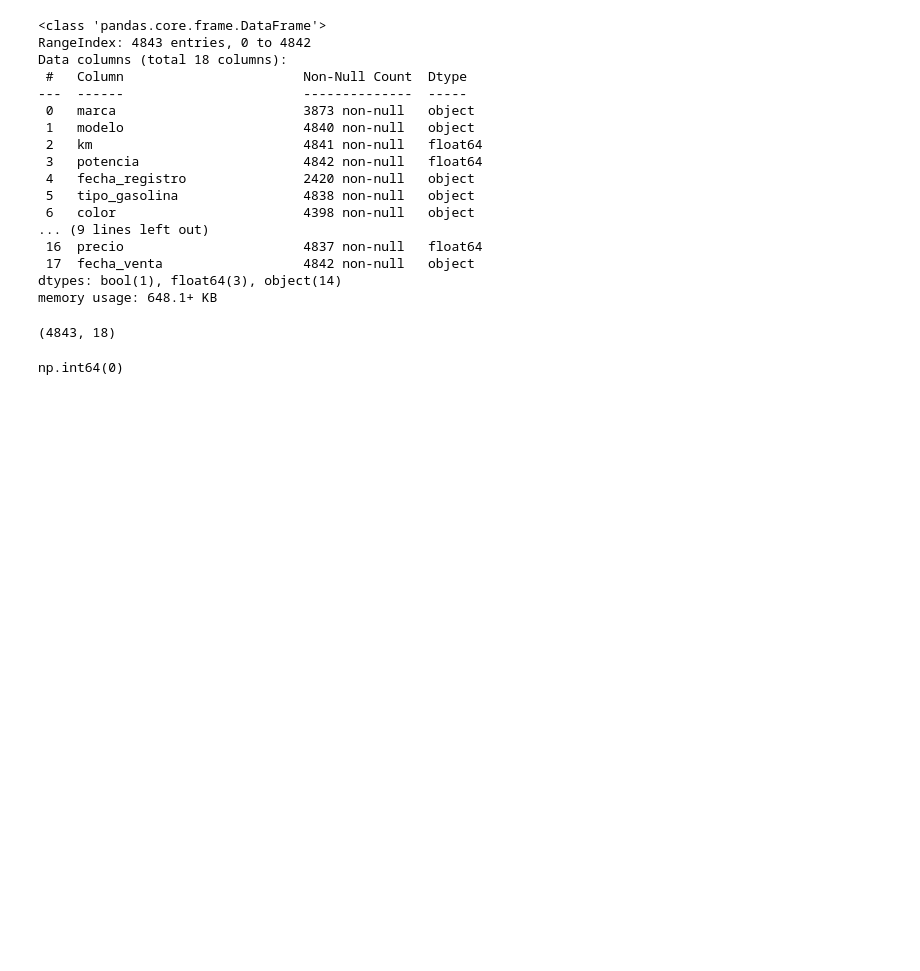
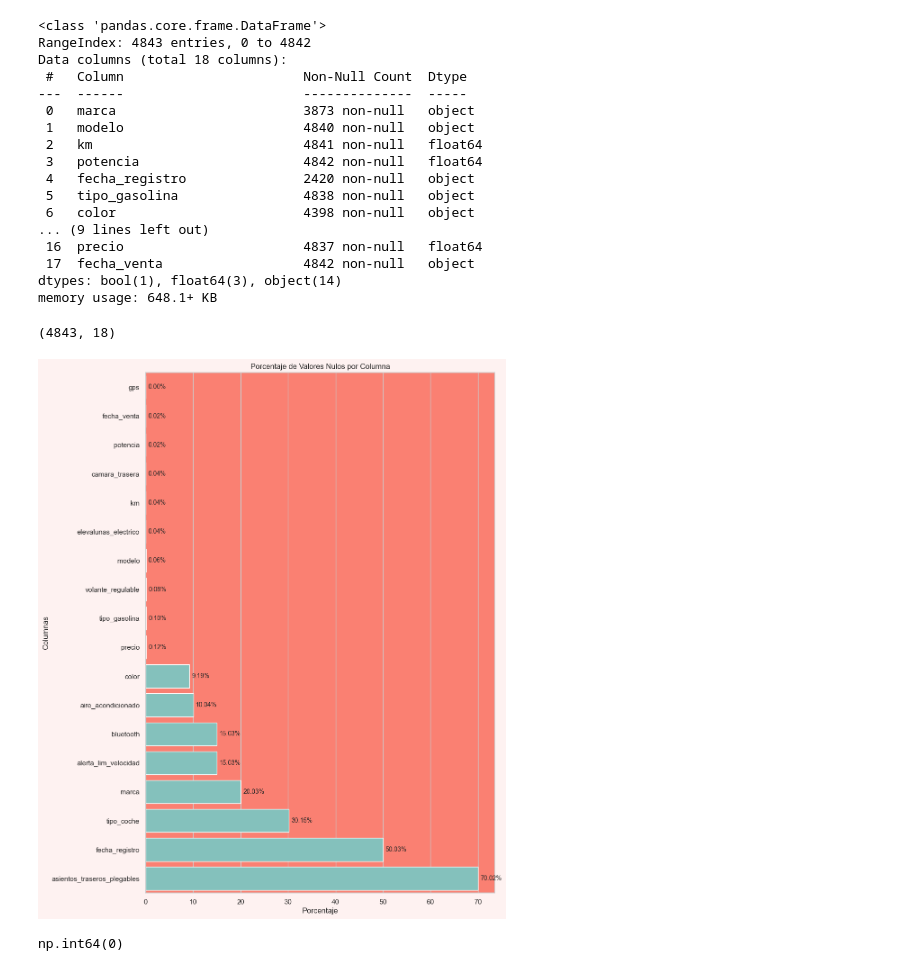
Before and after one commit to SyM97/BMW_pricing_proyect, a Jupyter notebook: Notebooks/BMW_Proyect.ipynb, the cells around one changed output. Drawn from its saved outputs; the diff is of its cells as text; code cells hidden in the pictures; blank space fills up the shorter version.

```diff
--- a/Notebooks/BMW_Proyect.ipynb
+++ b/Notebooks/BMW_Proyect.ipynb
@@ -28,3 +28,39 @@ def porcentaje_nulos(df, columnas):
     total_filas = len(df)
     porcentaje_nulos = {col: (df[col].isnull().sum() / total_filas) * 100 for col in columnas}
     return porcentaje_nulos
+# %%
+def plot_null_values(df):
+
+    # Calcula el porcentaje de valores nulos por columna y los ordena de forma descendente
+    df_null_values = df.isnull().mean().sort_values(ascending=False) * 100
+
+    # Establece el tamaño del gráfico
+    plt.figure(figsize=(10, 15))
+
+    # Selecciona el primer color de la paleta 'GnBu'
+    color = sns.color_palette('GnBu', n_colors=1)
+
+    # Genera un gráfico de barras con seaborn
+    ax = sns.barplot(x=df_null_values, y=df_null_values.index, color=color[0])
+
+    # Configura el color de fondo de la figura
+    ax.figure.set_facecolor('salmon')
+    ax.figure.patch.set_alpha(0.1)
+    ax.set_facecolor('salmon')
+
+    # Invierte el eje Y para que las columnas con más valores nulos aparezcan arriba
+    plt.gca().invert_yaxis()
+
+    # Añade títulos a los ejes y el título principal
+    plt.title('Porcentaje de Valores Nulos por Columna')
+    plt.xlabel('Porcentaje')
+    plt.ylabel('Columnas')
+
+    # Añade los valores de porcentaje en las barras
+    for p in ax.patches:
+        width = p.get_width()
+        plt.text(width + 0.5, p.get_y() + p.get_height() / 2, '{:1.2f}%'.format(width),
+                 va='center', fontsize=10)
+
+    # Muestra el gráfico
+    plt.show()
@@ -134,3 +201,7 @@ memory usage: 648.1+ KB
 df_bmw.shape
 # %% [output]
 (4843, 18)
+# %%
+plot_null_values(df_bmw)
+# %% [output]
+[figure, added]
```
Also changed, not shown: parts of 4 cells of this notebook, 1 other file.
